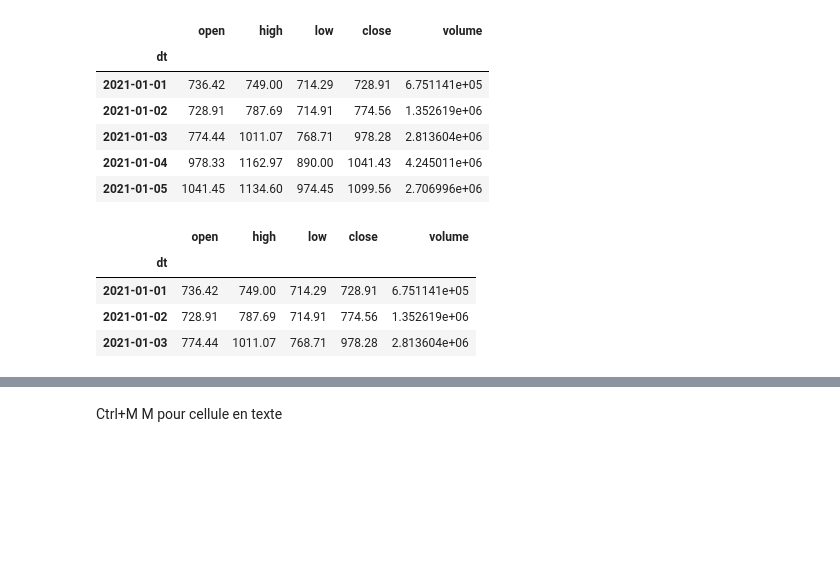
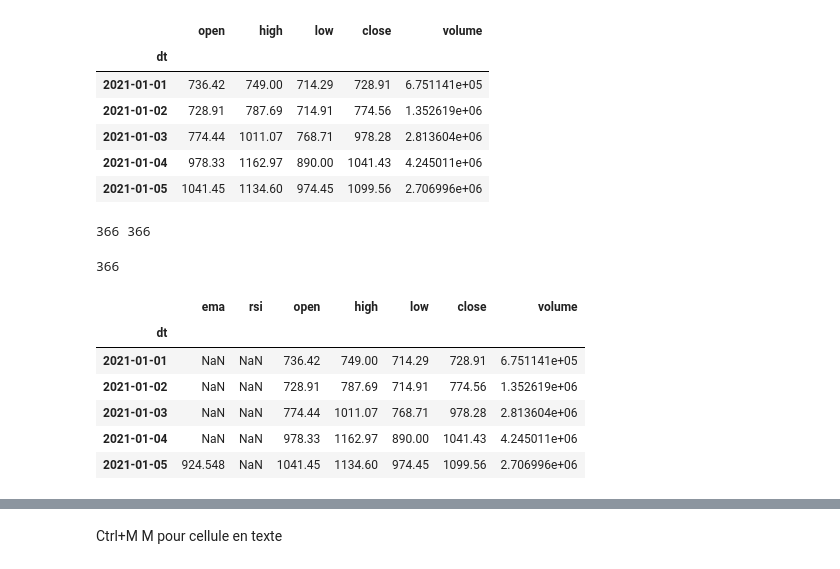
Before and after one commit to julesripoll/crypto-trading-bot, a Jupyter notebook: bot.ipynb, the cells around one changed output, grey strips where cells are left out. Drawn from its saved outputs; the diff is of its cells as text; code cells hidden in the pictures; blank space fills up the shorter version.

```diff
--- a/bot.ipynb
+++ b/bot.ipynb
@@ -147,11 +176,3 @@ eth.head()
 | 2021-01-03 | 774.44 | 1011.07 | 768.71 | 978.28 | 2.813604e+06 |
 | 2021-01-04 | 978.33 | 1162.97 | 890.00 | 1041.43 | 4.245011e+06 |
 | 2021-01-05 | 1041.45 | 1134.60 | 974.45 | 1099.56 | 2.706996e+06 |
-# %%
-eth[:][:3]
-# %% [output]
-|  | open | high | low | close | volume |
-| dt |  |  |  |  |  |
-| 2021-01-01 | 736.42 | 749.00 | 714.29 | 728.91 | 6.751141e+05 |
-| 2021-01-02 | 728.91 | 787.69 | 714.91 | 774.56 | 1.352619e+06 |
-| 2021-01-03 | 774.44 | 1011.07 | 768.71 | 978.28 | 2.813604e+06 |
@@ -158,3 +184,23 @@ eth[:][:3]
+# %%
+print(len(rsi),len(ema))
+# %% [output]
+366 366
+# %%
+print(eth.shape[0])
+# %% [output]
+366
+# %%
+eth.insert(0,'rsi',rsi)
+eth.insert(0,'ema',ema)
+eth.head()
+# %% [output]
+|  | ema | rsi | open | high | low | close | volume |
+| dt |  |  |  |  |  |  |  |
+| 2021-01-01 | NaN | NaN | 736.42 | 749.00 | 714.29 | 728.91 | 6.751141e+05 |
+| 2021-01-02 | NaN | NaN | 728.91 | 787.69 | 714.91 | 774.56 | 1.352619e+06 |
+| 2021-01-03 | NaN | NaN | 774.44 | 1011.07 | 768.71 | 978.28 | 2.813604e+06 |
+| 2021-01-04 | NaN | NaN | 978.33 | 1162.97 | 890.00 | 1041.43 | 4.245011e+06 |
+| 2021-01-05 | 924.548 | NaN | 1041.45 | 1134.60 | 974.45 | 1099.56 | 2.706996e+06 |
 # %%
 #hyperparamètres
 initial_collect_steps = 100
```
Also changed, not shown: parts of 12 cells of this notebook.
